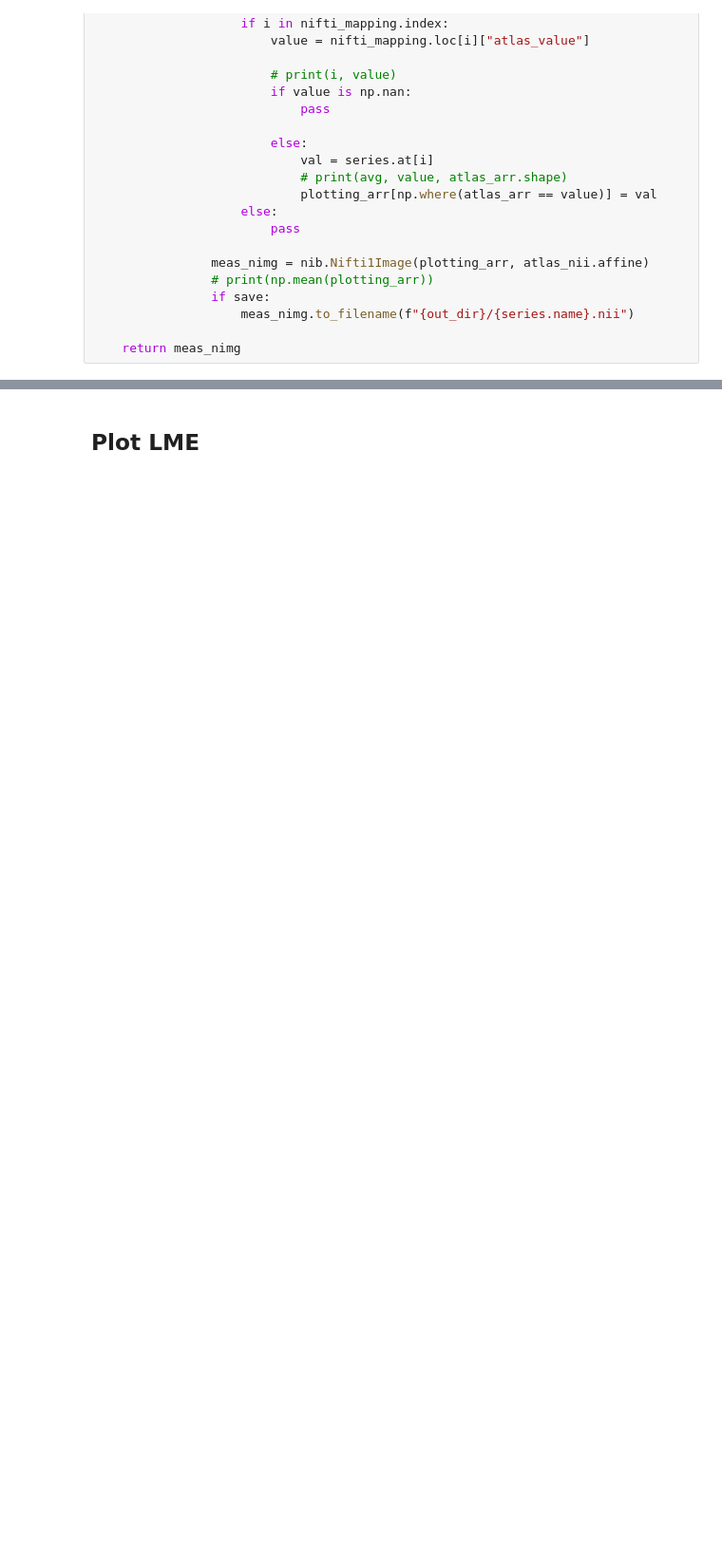
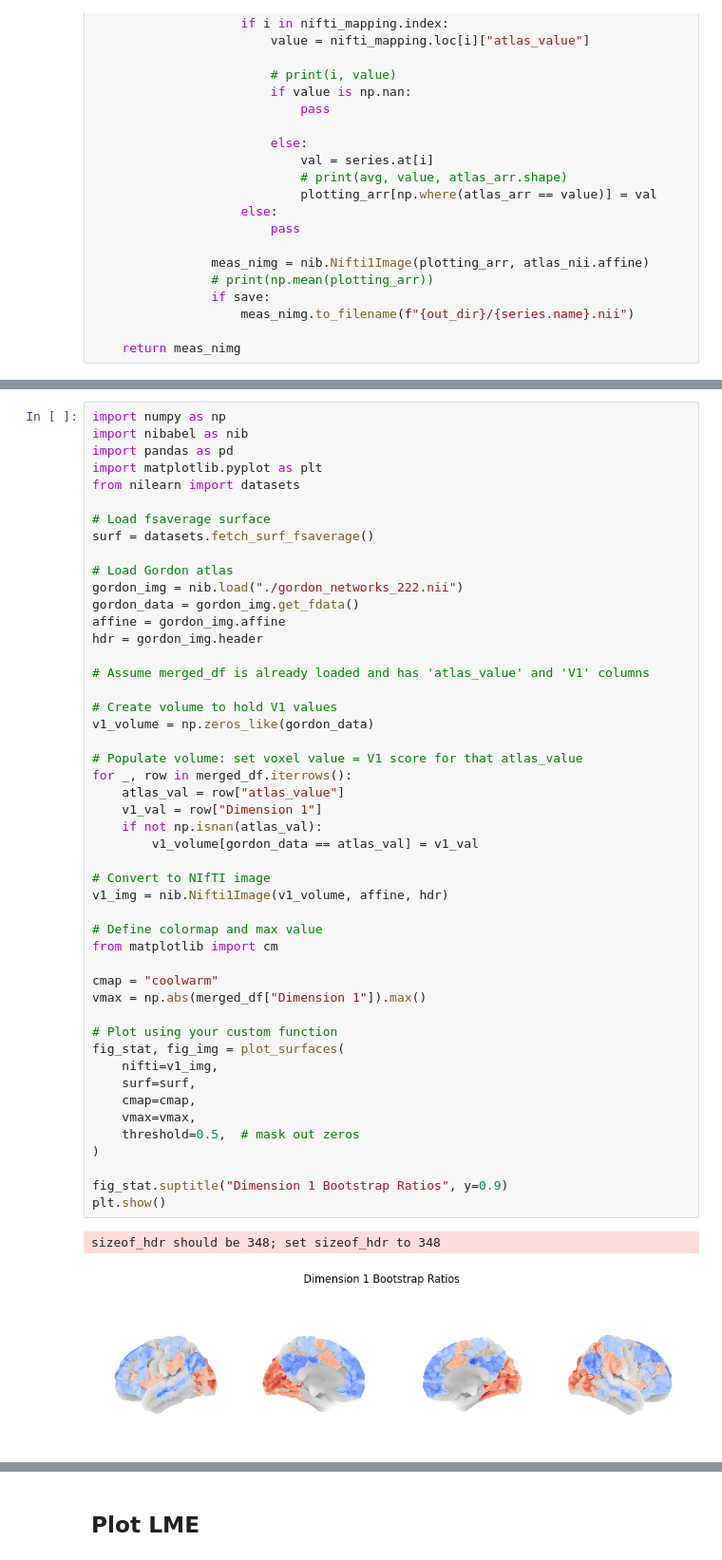
Before and after one commit to chlohamp/abcd-plsc, a Jupyter notebook: plsc-figures.ipynb, the cells around one changed output, grey strips where cells are left out. Shown at 95% size. Saved outputs shown, nothing was run; the diff lists cells and outputs as text; blank space fills up the shorter version.

```diff
--- a/plsc-figures.ipynb
+++ b/plsc-figures.ipynb
@@ -557,0 +652,51 @@ sizeof_hdr should be 348; set sizeof_hdr to 348
+# %%
+import numpy as np
+import nibabel as nib
+import pandas as pd
+import matplotlib.pyplot as plt
+from nilearn import datasets
+
+# Load fsaverage surface
+surf = datasets.fetch_surf_fsaverage()
+
+# Load Gordon atlas
+gordon_img = nib.load("./gordon_networks_222.nii")
+gordon_data = gordon_img.get_fdata()
+affine = gordon_img.affine
+hdr = gordon_img.header
+
+# Assume merged_df is already loaded and has 'atlas_value' and 'V1' columns
+
+# Create volume to hold V1 values
+v1_volume = np.zeros_like(gordon_data)
+
+# Populate volume: set voxel value = V1 score for that atlas_value
+for _, row in merged_df.iterrows():
+    atlas_val = row["atlas_value"]
+    v1_val = row["Dimension 1"]
+    if not np.isnan(atlas_val):
+        v1_volume[gordon_data == atlas_val] = v1_val
+
+# Convert to NIfTI image
+v1_img = nib.Nifti1Image(v1_volume, affine, hdr)
+
+# Define colormap and max value
+from matplotlib import cm
+
+cmap = "coolwarm"
+vmax = np.abs(merged_df["Dimension 1"]).max()
+
+# Plot using your custom function
+fig_stat, fig_img = plot_surfaces(
+    nifti=v1_img,
+    surf=surf,
+    cmap=cmap,
+    vmax=vmax,
+    threshold=0.5,  # mask out zeros
+)
+
+fig_stat.suptitle("Dimension 1 Bootstrap Ratios", y=0.9)
+plt.show()
+# %% [output]
+sizeof_hdr should be 348; set sizeof_hdr to 348
+[figure, added]
```
Also changed, not shown: parts of 11 cells of this notebook, 3 other files.
